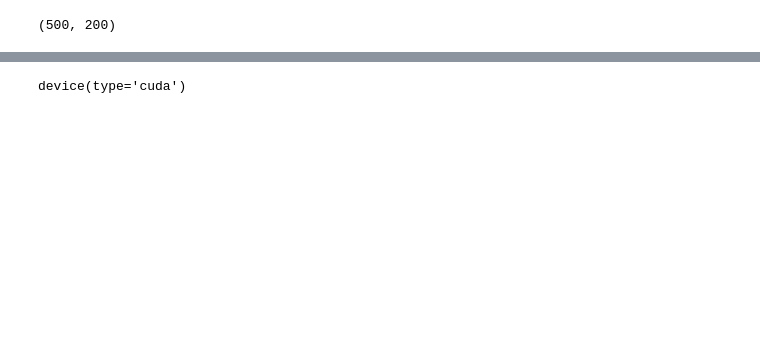
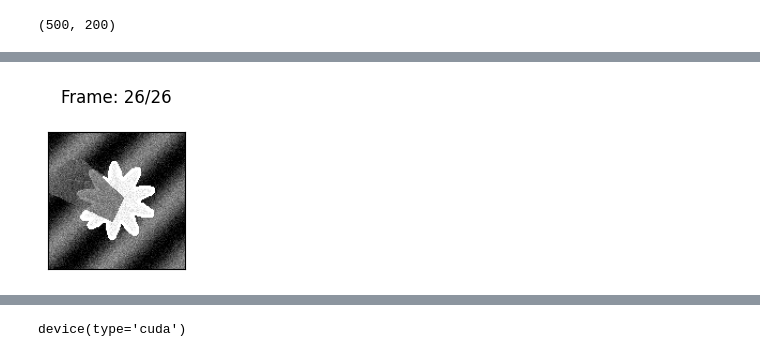
Before and after one commit to abukanabek/ai-solutions, a Jupyter notebook: competitions/nitro-ai/rise/2026/open-qualifier/syncretic-iberian-murals.ipynb, the cells around one changed output, grey strips where cells are left out. Cells and saved outputs as stored; diff of their text form; code cells hidden in the pictures; blank space fills up the shorter version.

```diff
--- a/competitions/nitro-ai/rise/2026/open-qualifier/syncretic-iberian-murals.ipynb
+++ b/competitions/nitro-ai/rise/2026/open-qualifier/syncretic-iberian-murals.ipynb
@@ -86 +181,5 @@ play_murals(train_dir, sample_mural_ids(1, 1), 0.1)
+# %%
+play_murals(train_dir, sample_mural_ids(1, 1), 0.1, True)
+# %% [output]
+[figure, added]
 # %%
```
Also changed, not shown: parts of 15 cells of this notebook.
